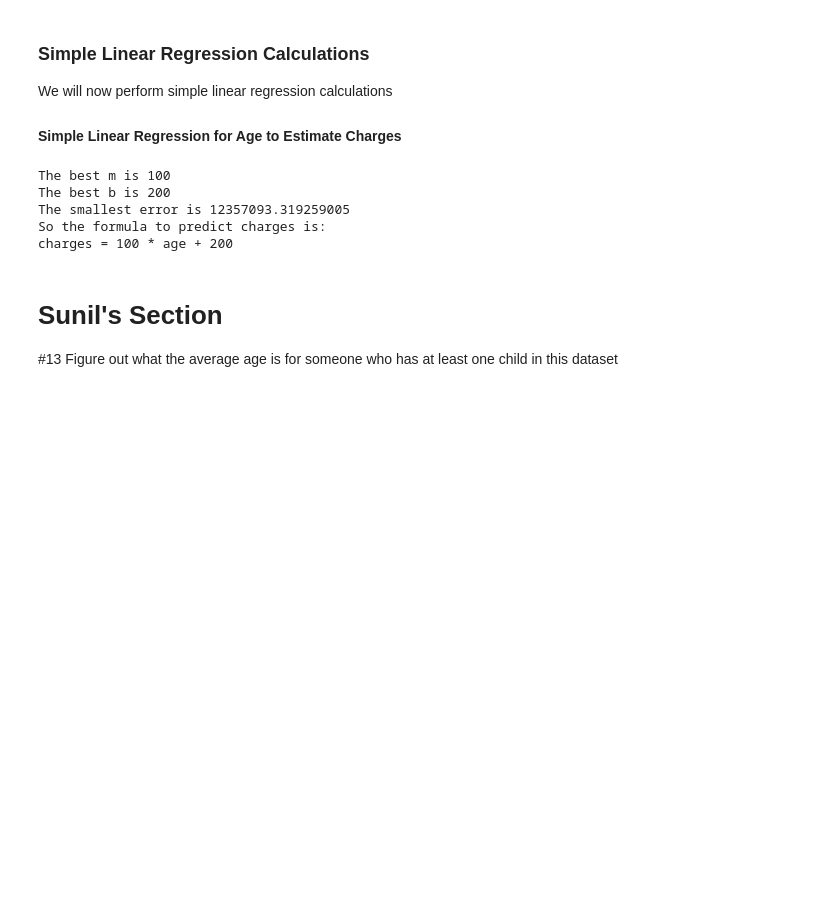
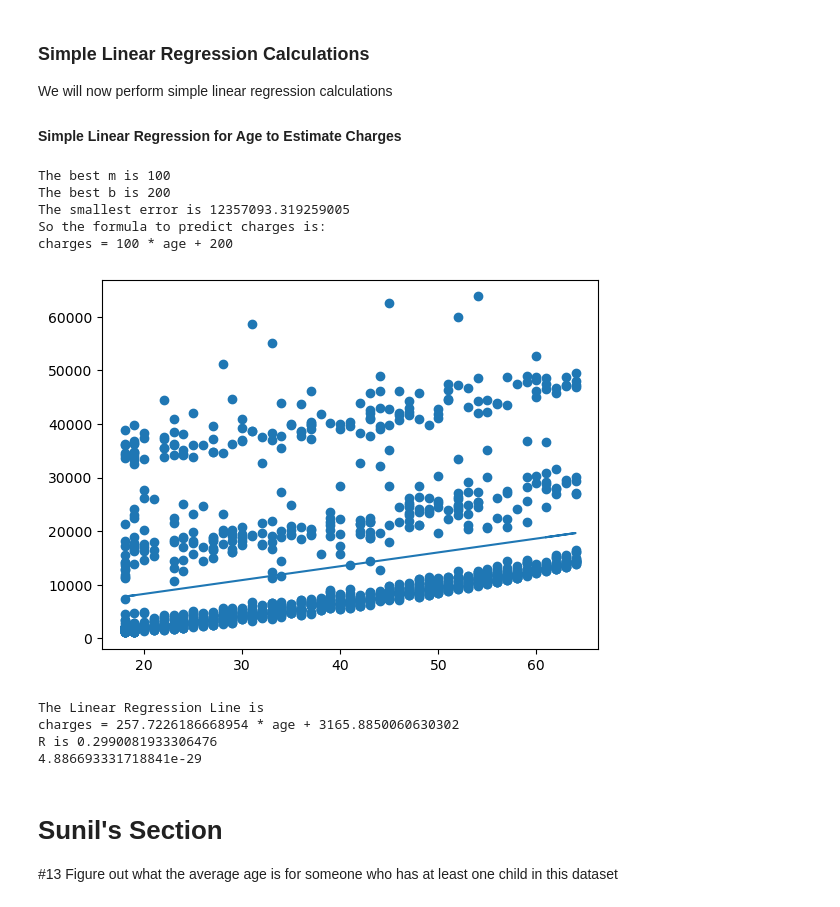
Before and after one commit to Data-Science-and-Analysts-Projects/us-medical-insurance, a Jupyter notebook: us-medical-insurance-costs.ipynb, the cells around one changed output. Saved outputs shown, nothing was run; the diff lists cells and outputs as text; code cells hidden in the pictures; blank space fills up the shorter version.

Commit message:
Create a simpler linear regression

```diff
--- a/us-medical-insurance-costs.ipynb
+++ b/us-medical-insurance-costs.ipynb
@@ -255,6 +255,33 @@ The best b is 200
 The smallest error is 12357093.319259005
 So the formula to predict charges is:
 charges = 100 * age + 200
+# %%
+# TheJJSerg Changes
+# My Changes
+
+# Define the Linear Regression formula
+def myfunc(x):
+    return slope * x + intercept
+
+def simple_linear_regression(x, x_word, y = charges):
+    slope, intercept, r, p, std_err = stats.linregress(x, y)
+    model = list(map(myfunc, x))
+    plt.scatter(x, y)
+    plt.plot(x, model)
+    plt.show()
+    print("The Linear Regression Line is ")
+    print("charges = " + str(slope) + " * " + str(x_word) + " + " + str(intercept))
+    print("R is " + str(r))
+    print(p)
+    return [slope, intercept, r, p, std_err]
+
+simple_linear_regression_age = simple_linear_regression(x = age, x_word = "age")
+# %% [output]
+[figure, added]
+The Linear Regression Line is
+charges = 257.7226186668954 * age + 3165.8850060630302
+R is 0.2990081933306476
+4.886693331718841e-29
 # %% [markdown]
 # Sunil's Section
 #13 Figure out what the average age is for someone who has at least one child in this dataset
```
Also changed, not shown: parts of 2 cells of this notebook.
